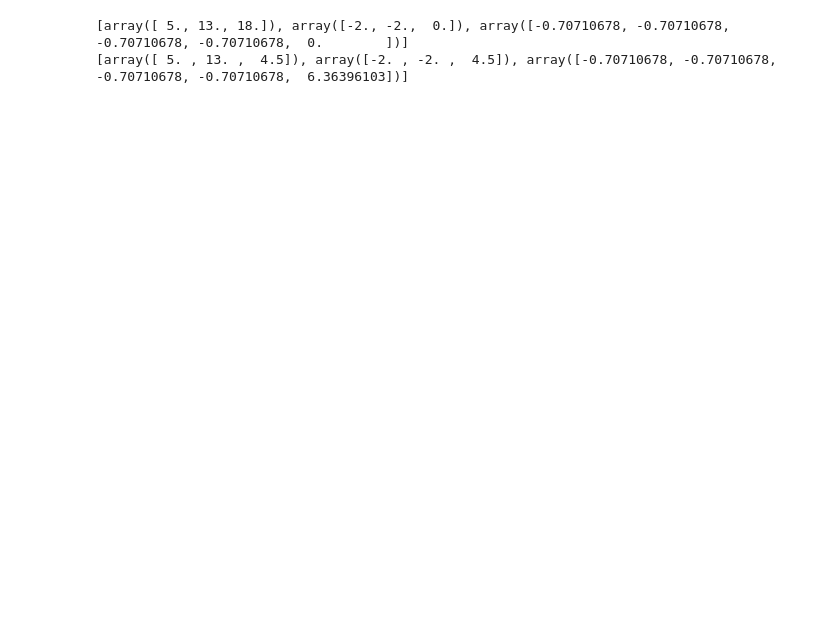
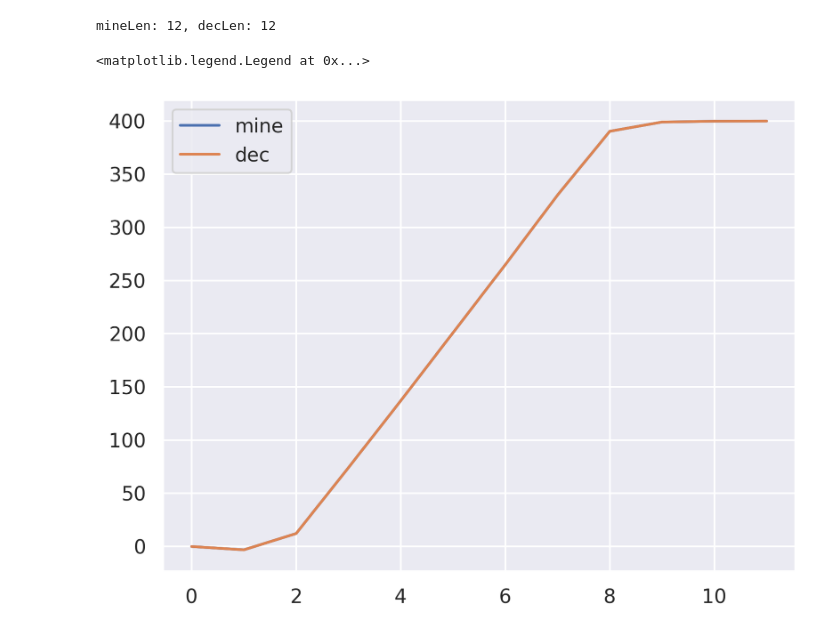
Before and after one commit to MyAlyce/myalyce_wavelet_and_classifier_tests, a Jupyter notebook: wavelets.ipynb, the cells around one changed output. Drawn from its saved outputs; the diff is of its cells as text; code cells hidden in the pictures; blank space fills up the shorter version.

```diff
--- a/wavelets.ipynb
+++ b/wavelets.ipynb
@@ -56,15 +62,33 @@ mcA: [ 3.  11.   8.5]
 # %%
-def decompose(sgnl: np.array, levels: int, dec_high: np.array, dec_low: np.array) -> list:
-    ca = np.convolve(sgnl, dec_lo)[1::2]
-    cd = np.convolve(sgnl, dec_hi)[1::2]
+def decompose(sgnl: np.array, level: int, dec_high: np.array, dec_low: np.array) -> list:
+    padlen = len(dec_low)
+    sg = np.pad(sgnl, padlen, mode='edge')
+    # sg = sgnl
+    ca = np.convolve(sg, dec_low, mode='full')[1+padlen:-padlen:2]
+    cd = np.convolve(sg, dec_high, mode='full')[1+padlen:-padlen:2]
     out = [cd]
-    for i in range(levels-1):
-        out.append(np.convolve(ca, dec_high)[1::2])
-        ca = np.convolve(ca, dec_low)[1::2]
+    for i in range(level-1):
+        ca = np.pad(ca, padlen, mode='edge')
+        out.append(np.convolve(ca, dec_high, mode='full')[1+padlen:-padlen:2])
+        ca = np.convolve(ca, dec_low, mode='full')[1+padlen:-padlen:2]
     return [ca] + list(reversed(out))
 # %%
-print(pywt.wavedec(signal, 'db1', level=2))
-print(decompose(signal, levels=2, dec_high=dec_hi, dec_low=dec_lo))
+signal = np.linspace(0,100,101)
+wavelet = pywt.Wavelet('sym4')
+dec_lo, dec_hi, rec_lo, rec_hi = wavelet.filter_bank
+
+
+level=4
+cnt = 0
+mine = decompose(signal, level=level, dec_high=dec_hi, dec_low=dec_lo)
+dec = pywt.wavedec(signal, wavelet, level=level, mode='constant')
+
+print(f"mineLen: {len(mine[cnt])}, decLen: {len(dec[cnt])}")
+
+plt.plot(mine[cnt])
+plt.plot(dec[cnt])
+plt.legend(["mine", "dec"])
 # %% [output]
-[array([ 5., 13., 18.]), array([-2., -2.,  0.]), array([-0.70710678, -0.70710678, -0.70710678, -0.70710678,  0.        ])]
-[array([ 5. , 13. ,  4.5]), array([-2. , -2. ,  4.5]), array([-0.70710678, -0.70710678, -0.70710678, -0.70710678,  6.36396103])]
+mineLen: 12, decLen: 12
+<matplotlib.legend.Legend at 0x...>
+[figure, added]
```
Also changed, not shown: parts of 10 cells of this notebook, 1 other file.
